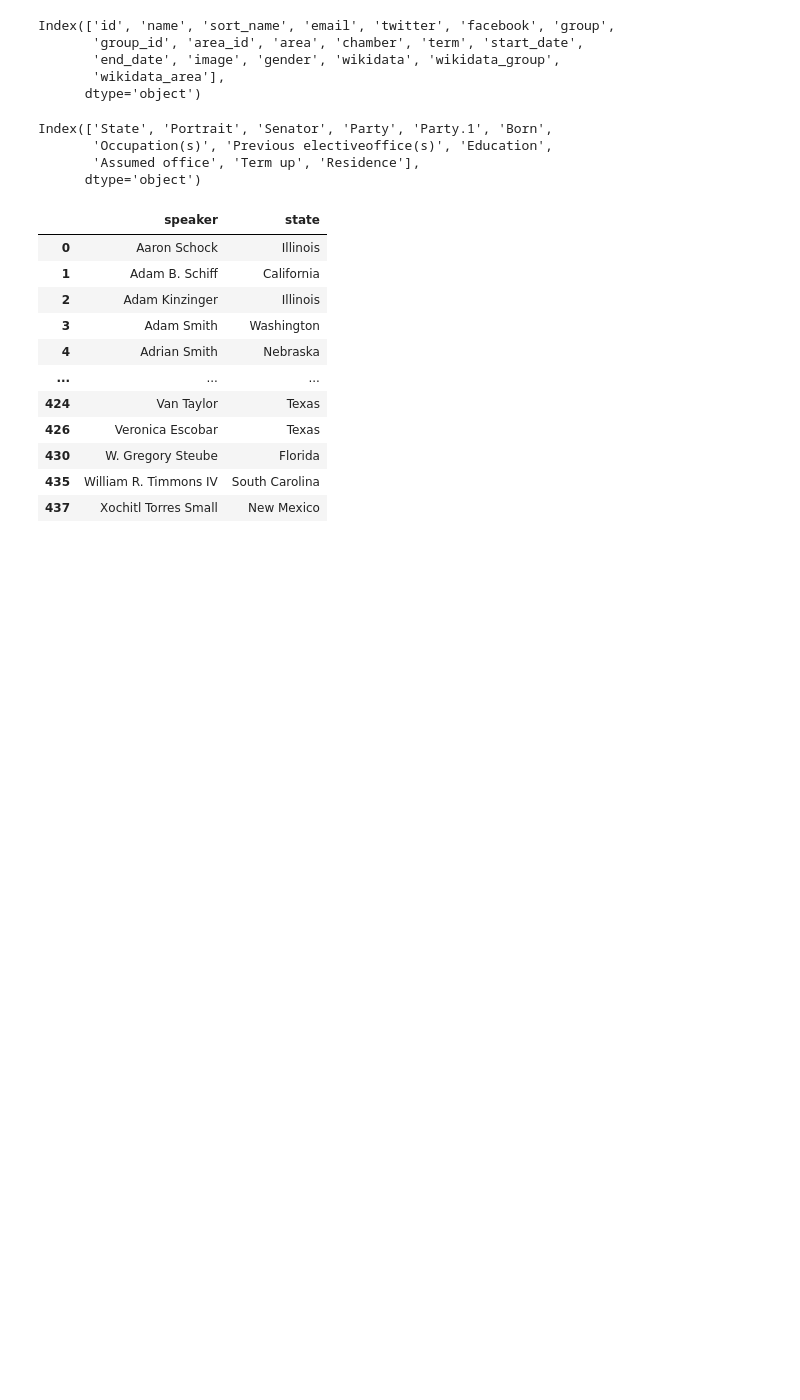
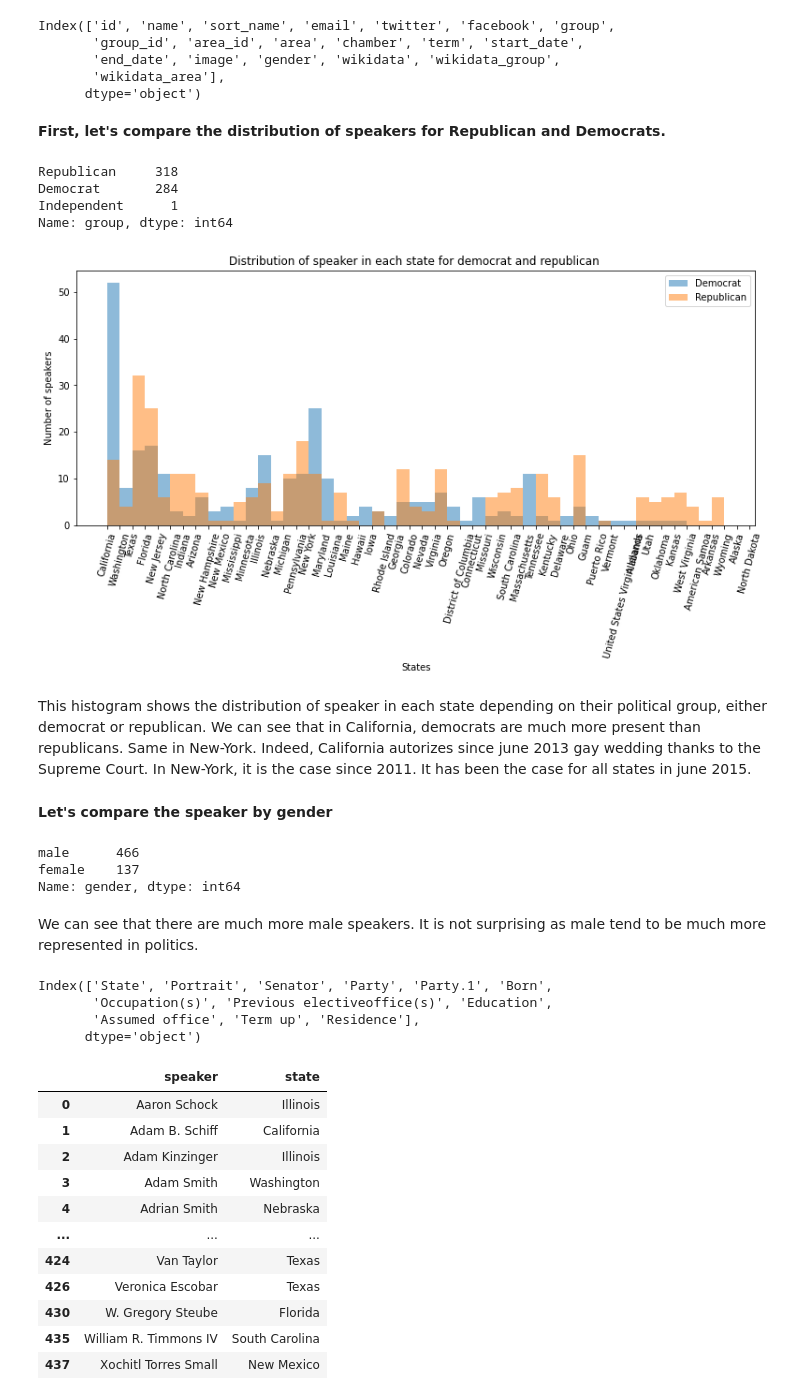
Before and after one commit to epfl-ada/ada-2021-project-ada_group_project, a Jupyter notebook: politicians.ipynb, the cells around one changed output. Drawn from its saved outputs; the diff is of its cells as text; code cells hidden in the pictures; blank space fills up the shorter version.

```diff
--- a/politicians.ipynb
+++ b/politicians.ipynb
@@ -4,9 +4,12 @@
 #### only a small selection of people - can add more later
 # %%
 import pandas as pd
+import matplotlib.pyplot as plt
+import numpy as np
+
 # Files with congress people in them (2015 - present)
-congress_114 = pd.read_csv("term-114.csv")
-congress_115 = pd.read_csv("term-115.csv")
-congress_116 = pd.read_csv("term-116.csv")
+congress_114 = pd.read_csv("data/term-114.csv")
+congress_115 = pd.read_csv("data/term-115.csv")
+congress_116 = pd.read_csv("data/term-116.csv")
 # %%
 #only current senators
@@ -78,3 +65,37 @@ Index(['id', 'name', 'sort_name', 'email', 'twitter', 'facebook', 'group',
        'end_date', 'image', 'gender', 'wikidata', 'wikidata_group',
        'wikidata_area'],
       dtype='object')
+# %% [markdown]
+**First, let's compare the distribution of speakers for Republican and Democrats.**
+# %%
+#keep group to compare Republican and Democrats
+congress_demo_rep= congress.drop(columns = ['id', 'sort_name', 'email', 'twitter', 'facebook',
+       'group_id', 'area_id', 'chamber', 'term', 'start_date',
+       'end_date', 'image', 'gender', 'wikidata', 'wikidata_group',
+       'wikidata_area'])
+
+congress_demo_rep = congress_demo_rep.rename(columns={"area": "state", "name": "speaker"})
+# %%
+congress_demo_rep.group.value_counts()
+# %% [output]
+Republican     318
+Democrat       284
+Independent      1
+Name: group, dtype: int64
+# %%
+plt.figure(figsize=(13,5))
+plt.hist(congress_demo_rep[congress_demo_rep['group']=='Democrat'].state, alpha=0.5, label='Democrat', bins = np.arange(50))
+plt.hist(congress_demo_rep[congress_demo_rep['group']=='Republican'].state, alpha=0.5,label='Republican', bins = np.arange(50))
+plt.legend(loc='upper right')
+plt.xlabel('States')
+plt.ylabel('Number of speakers')
+plt.title('Distribution of speaker in each state for democrat and republican ')
+plt.xticks(rotation = 75)
+plt.show()
+# %% [output]
+[figure, added]
+# %% [markdown]
+This histogram shows the distribution of speaker in each state depending on their political group, either democrat or republican. We can see that in California, democrats are much more present than republicans. Same in New-York.
+Indeed, California autorizes since june 2013 gay wedding thanks to the Supreme Court. In New-York, it is the case since 2011. It has been the case for all states in june 2015.
+# %% [markdown]
+**Let's compare the speaker by gender**
@@ -81,3 +109,11 @@ Index(['id', 'name', 'sort_name', 'email', 'twitter', 'facebook', 'group',
+# %%
+congress_gender.gender.value_counts()
+# %% [output]
+male      466
+female    137
+Name: gender, dtype: int64
+# %% [markdown]
+We can see that there are much more male speakers. It is not surprising as male tend to be much more represented in politics.
 # %%
 congressdropped = congress.drop(columns = ['id', 'sort_name', 'email', 'twitter', 'facebook', 'group',
        'group_id', 'area_id', 'chamber', 'term', 'start_date',
```
Also changed, not shown: parts of 4 cells of this notebook, 1 other file.
